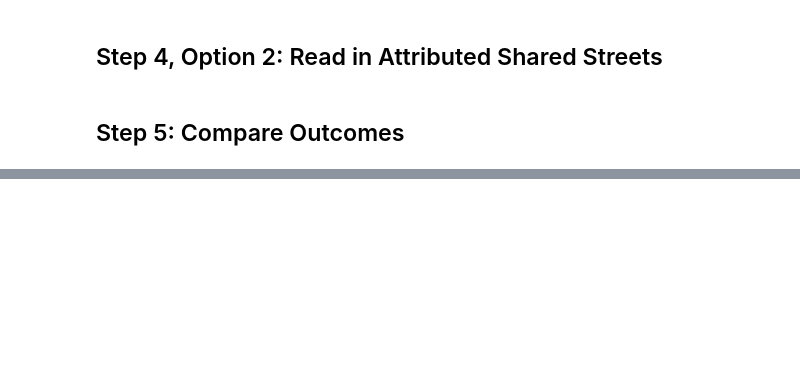
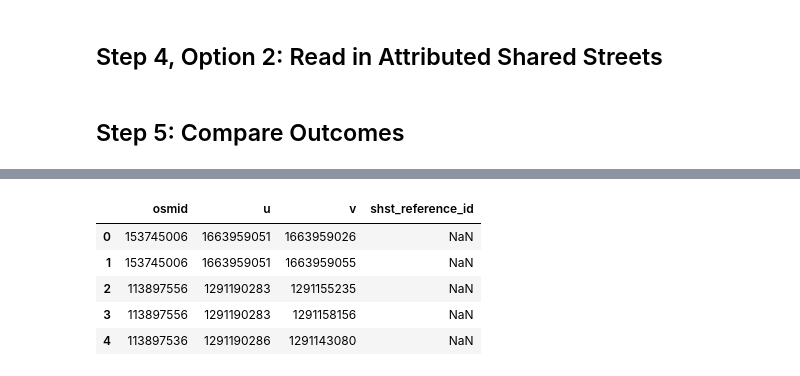
Before and after one commit to DavidOry/osm-extract-validator, a Jupyter notebook: osmnx_extract.ipynb, the cells around one changed output, grey strips where cells are left out. Saved outputs shown, nothing was run; the diff lists cells and outputs as text; code cells hidden in the pictures; blank space fills up the shorter version.

```diff
--- a/osmnx_extract.ipynb
+++ b/osmnx_extract.ipynb
@@ -298,0 +226,15 @@ osm_link_df.columns
+# %%
+join_df = pd.merge(
+    osmnx_gdf[['osmid','u','v']],
+    shst_df,
+    how='left',
+    on=['u','v']
+)
+join_df.head()
+# %% [output]
+|  | osmid | u | v | shst_reference_id |
+| 0 | 153745006 | 1663959051 | 1663959026 | NaN |
+| 1 | 153745006 | 1663959051 | 1663959055 | NaN |
+| 2 | 113897556 | 1291190283 | 1291155235 | NaN |
+| 3 | 113897556 | 1291190283 | 1291158156 | NaN |
+| 4 | 113897536 | 1291190286 | 1291143080 | NaN |
```
Also changed, not shown: parts of 33 cells of this notebook, 2 other files.
